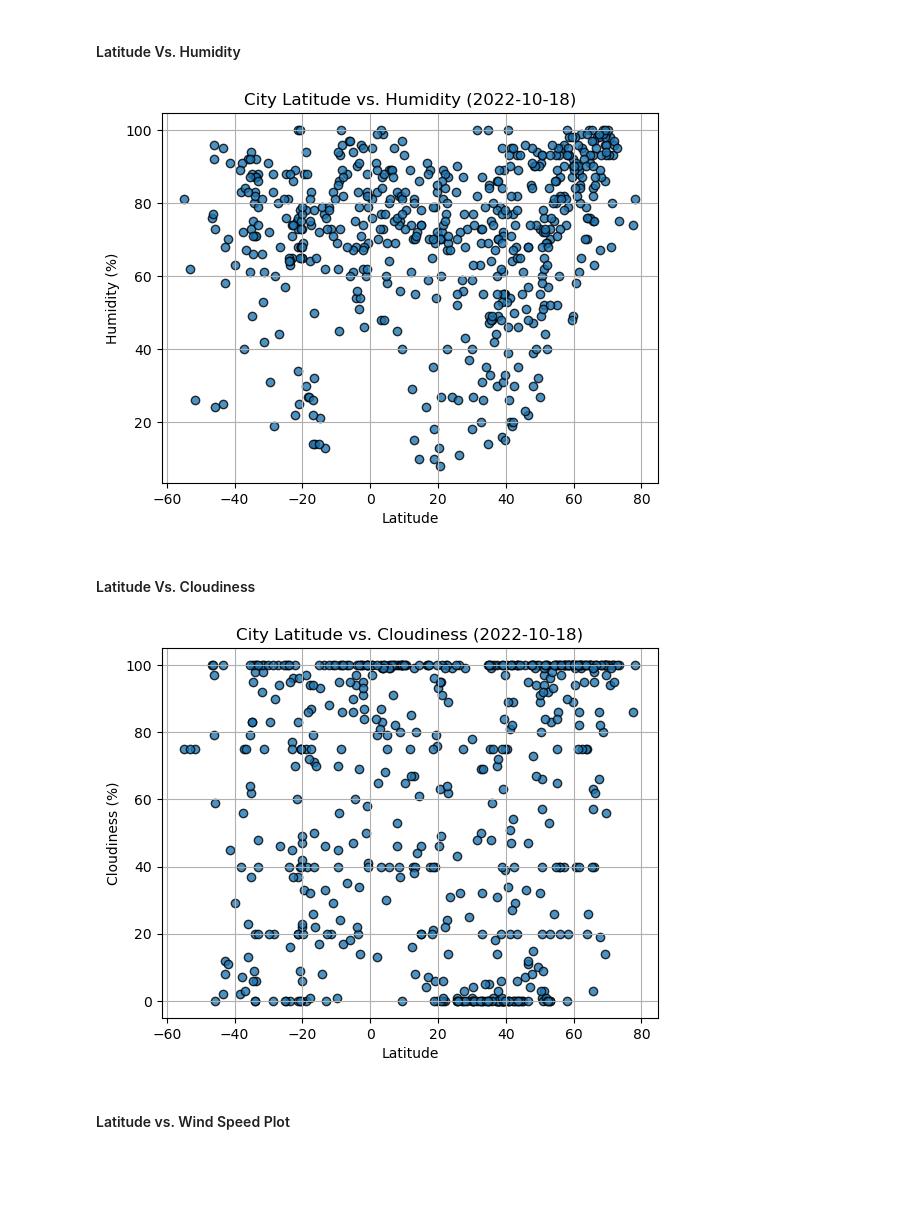
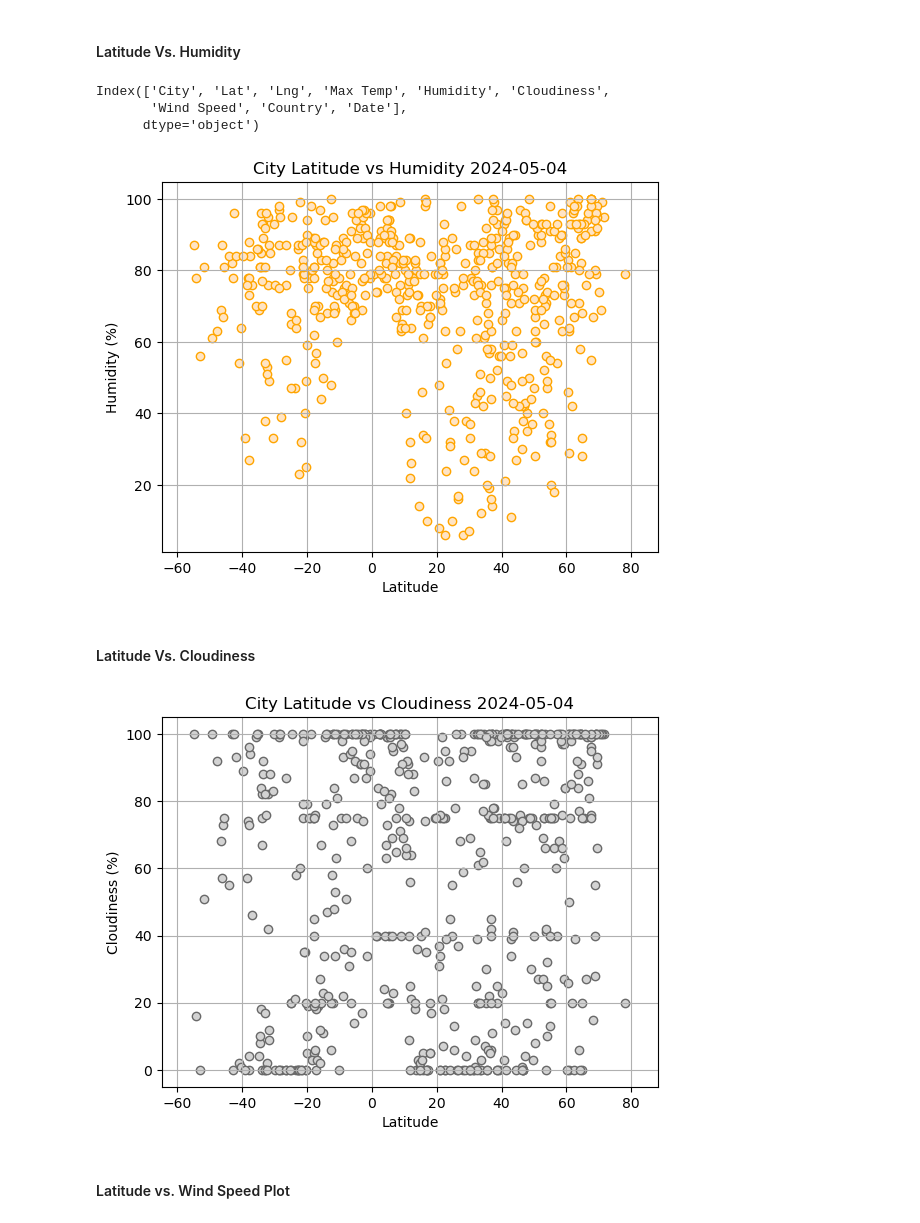
Before and after one commit to sloucel/Python-API-Challenge, a Jupyter notebook: WeatherPy/WeatherPy.ipynb, the cells around one changed output. Cells and saved outputs as stored; diff of their text form; code cells hidden in the pictures; blank space fills up the shorter version.

```diff
--- a/WeatherPy/WeatherPy.ipynb
+++ b/WeatherPy/WeatherPy.ipynb
@@ -209,34 +221,64 @@ plt.show()
 # %% [markdown]
 #### Latitude Vs. Humidity
+# %%
+city_data_df.columns
+# %% [output]
+Index(['City', 'Lat', 'Lng', 'Max Temp', 'Humidity', 'Cloudiness',
+       'Wind Speed', 'Country', 'Date'],
+      dtype='object')
 # %%
 # Build the scatter plots for latitude vs. humidity
-# YOUR CODE HERE
+x_axis_lat = city_data_df['Lat']
+y_axis_humidity = city_data_df['Humidity']
+
+plt.scatter(x_axis_lat,y_axis_humidity,
+            marker="o",
+            facecolors="bisque",
+            edgecolors='orange')
+
+# minimum and maximum latitude values, plus a buffer of 10
+plt.xlim(min(x_axis_lat) - 10, max(x_axis_lat) + 10)
 
 # Incorporate the other graph properties
-# YOUR CODE HERE
+plt.title('City Latitude vs Humidity 2024-05-04')
+plt.xlabel('Latitude')
+plt.ylabel('Humidity (%)')
+plt.grid(True)
 
 # Save the figure
-plt.savefig("output_data/Fig2.png")
+plt.savefig("Fig2.png")
 
 # Show plot
 plt.show()
 # %% [output]
-[figure, old version]
+[figure, new version]
 # %% [markdown]
 #### Latitude Vs. Cloudiness
 # %%
 # Build the scatter plots for latitude vs. cloudiness
-# YOUR CODE HERE
+x_axis_lat = city_data_df['Lat']
+y_axis_clouds = city_data_df['Cloudiness']
+
+plt.scatter(x_axis_lat,y_axis_clouds,
+            marker="o",
+            facecolors="lightgrey",
+            edgecolors='dimgrey')
+
+# minimum and maximum latitude values, plus a buffer of 10
+plt.xlim(min(x_axis_lat) - 10, max(x_axis_lat) + 10)
 
 # Incorporate the other graph properties
-# YOUR CODE HERE
+plt.title('City Latitude vs Cloudiness 2024-05-04')
+plt.xlabel('Latitude')
+plt.ylabel('Cloudiness (%)')
+plt.grid(True)
 
 # Save the figure
-plt.savefig("output_data/Fig3.png")
+plt.savefig("Fig3.png")
 
 # Show plot
 plt.show()
 # %% [output]
-[figure, old version]
+[figure, new version]
 # %% [markdown]
 #### Latitude vs. Wind Speed Plot
```
Also changed, not shown: parts of 9 cells of this notebook, 6 other files.
